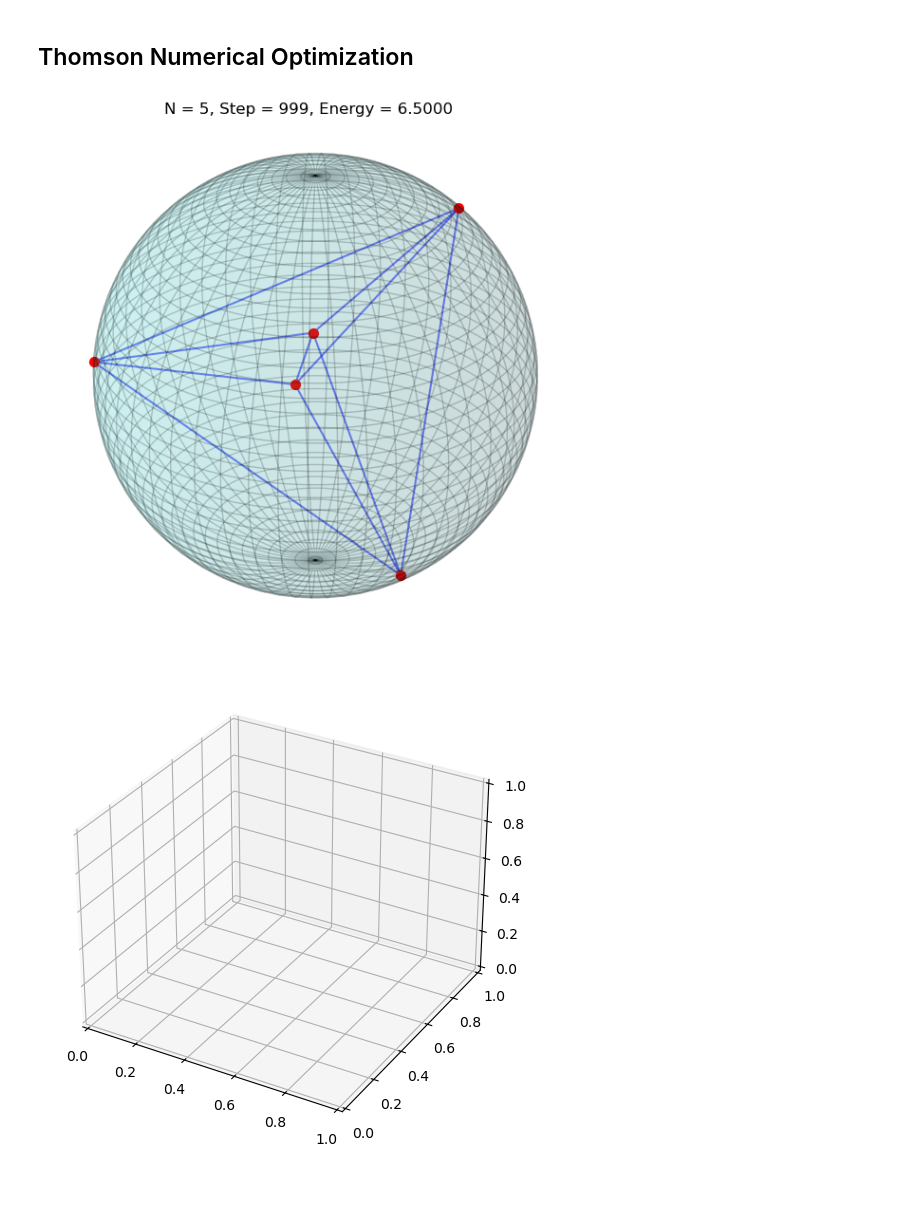
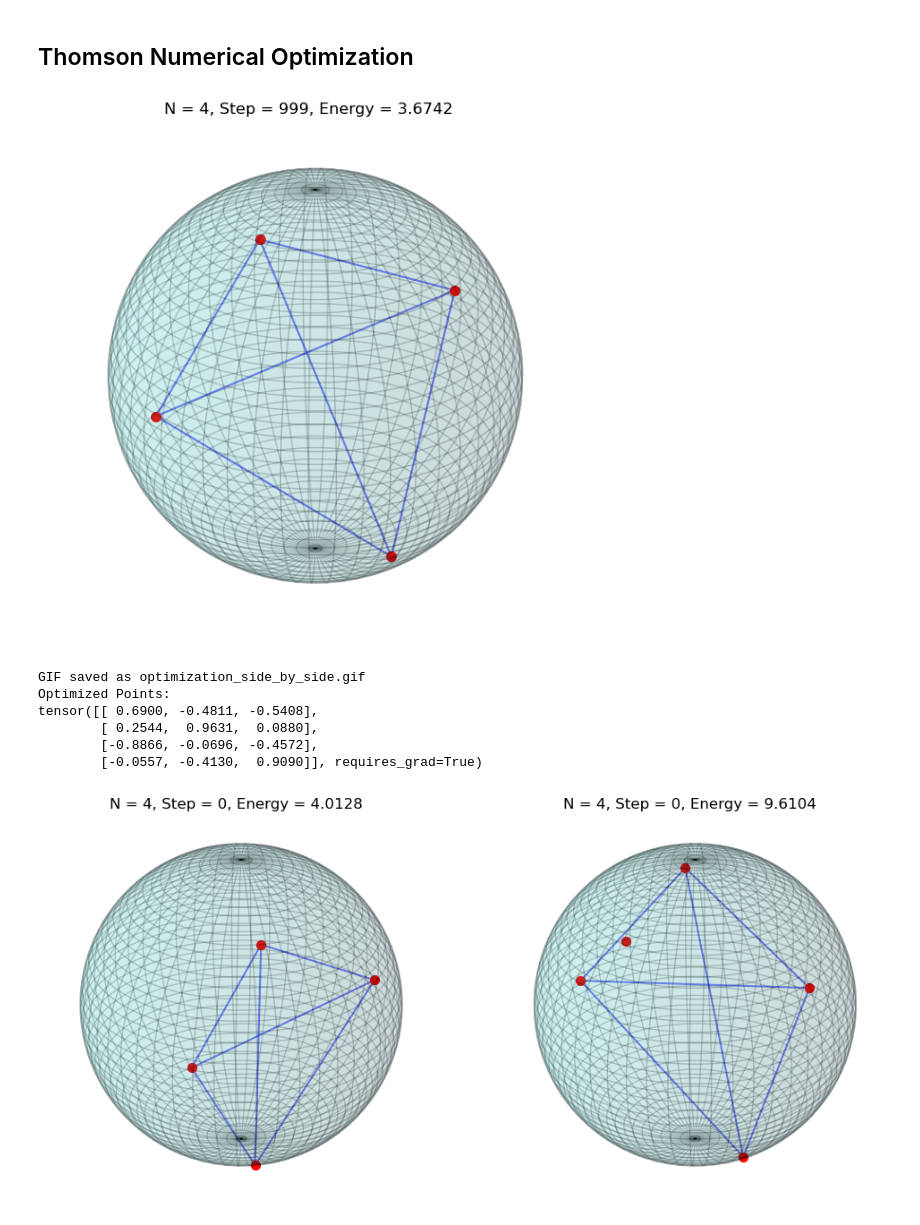
Before and after one commit to tbuelles/smale7, a Jupyter notebook: notebooks/training.ipynb, the cells around one changed output. Drawn from its saved outputs; the diff is of its cells as text; code cells hidden in the pictures; blank space fills up the shorter version.

```diff
--- a/notebooks/training.ipynb
+++ b/notebooks/training.ipynb
@@ -86,7 +86,7 @@ from matplotlib.animation import FuncAnimation, PillowWriter
 %autoreload 2
 
 # Parameters
-N = 5  # Number of points
+N = 4  # Number of points
 lr = 0.001  # Learning rate
 num_steps = 1000  # Number of optimization steps
 
@@ -126,32 +126,31 @@ for step in range(num_steps):
     optimizer.step()
 
     # Reproject points back onto the sphere
     with torch.no_grad():
         points.data /= points.data.norm(dim=1, keepdim=True)
 
     # Visualization every 10 steps
     if step % 10 == 0 or step == num_steps - 1:
         print(f"Step = {step}, Energy = {energy.item()}")
         clear_output(wait=True)  # Clear previous plot
         fig = plt.figure(figsize=(6, 6))
         ax = fig.add_subplot(111, projection='3d')
         plot_thomson(ax, points.detach(), N)
         plt.title(f"N = {N}, Step = {step}, Energy = {energy.item():.4f}")
         plt.tight_layout()
         plt.show()
         plt.close(fig)  # Close the figure to save memory
         frames.append((step, points.detach().clone(), energy.detach().clone()))
 
 
 
 
 # ani = FuncAnimation(fig, update_frame, frames=len(frames))
 # ani.save("optimization.gif", writer=PillowWriter(fps=10))
 # print("GIF saved as optimization.gif")
 
 # # Final result
 # print("Optimized Points:")
 # print(points)
 # %% [output]
-[figure, old version]
+[figure, new version]
-[figure, removed]
@@ -157,0 +159,43 @@ for step in range(num_steps):
+# %%
+import matplotlib.pyplot as plt
+from matplotlib.animation import FuncAnimation, PillowWriter
+
+# Save the frames as a GIF after the loop
+fig = plt.figure(figsize=(12, 6))  # Horizontal layout for side-by-side plots
+ax1 = fig.add_subplot(121, projection='3d')  # Left subplot
+ax2 = fig.add_subplot(122, projection='3d')  # Right subplot
+
+def update_frame(i):
+
+    # Update left plot
+    step, points, energy = frames4[i]
+    ax1.clear()
+    plot_thomson(ax1, points, N)
+    ax1.set_title(f"N = {N}, Step = {step}, Energy = {energy.item():.4f}", y=1.1)
+    ax1.set_position([0.0, 0.0, 1.0, 1.0])
+
+
+    # Update right plot (identical copy)
+    step, points, energy = frames5[i]
+    ax2.clear()
+    plot_thomson(ax2, points, N)
+    ax2.set_title(f"N = {N}, Step = {step}, Energy = {energy.item():.4f}", y=1.1)
+    ax2.set_position([0.0, 0.0, 1.0, 1.0])
+
+
+# Create the animation
+ani = FuncAnimation(fig, update_frame, frames=1)
+ani.save("optimization_side_by_side.gif", writer=PillowWriter(fps=10), dpi=150)
+print("GIF saved as optimization_side_by_side.gif")
+
+# Final result
+print("Optimized Points:")
+print(points)
+# %% [output]
+GIF saved as optimization_side_by_side.gif
+Optimized Points:
+tensor([[ 0.6900, -0.4811, -0.5408],
+        [ 0.2544,  0.9631,  0.0880],
+        [-0.8866, -0.0696, -0.4572],
+        [-0.0557, -0.4130,  0.9090]], requires_grad=True)
+[figure, added]
```
Also changed, not shown: parts of 4 cells of this notebook, 5 other files.
